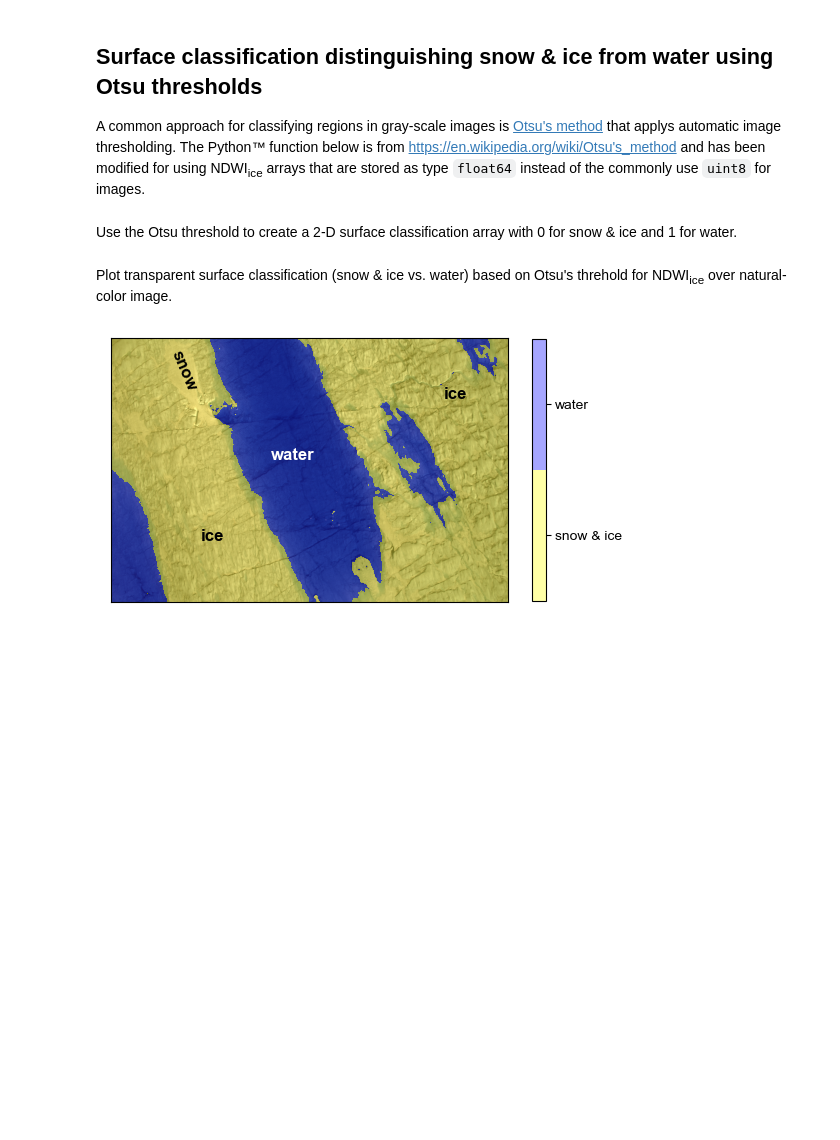
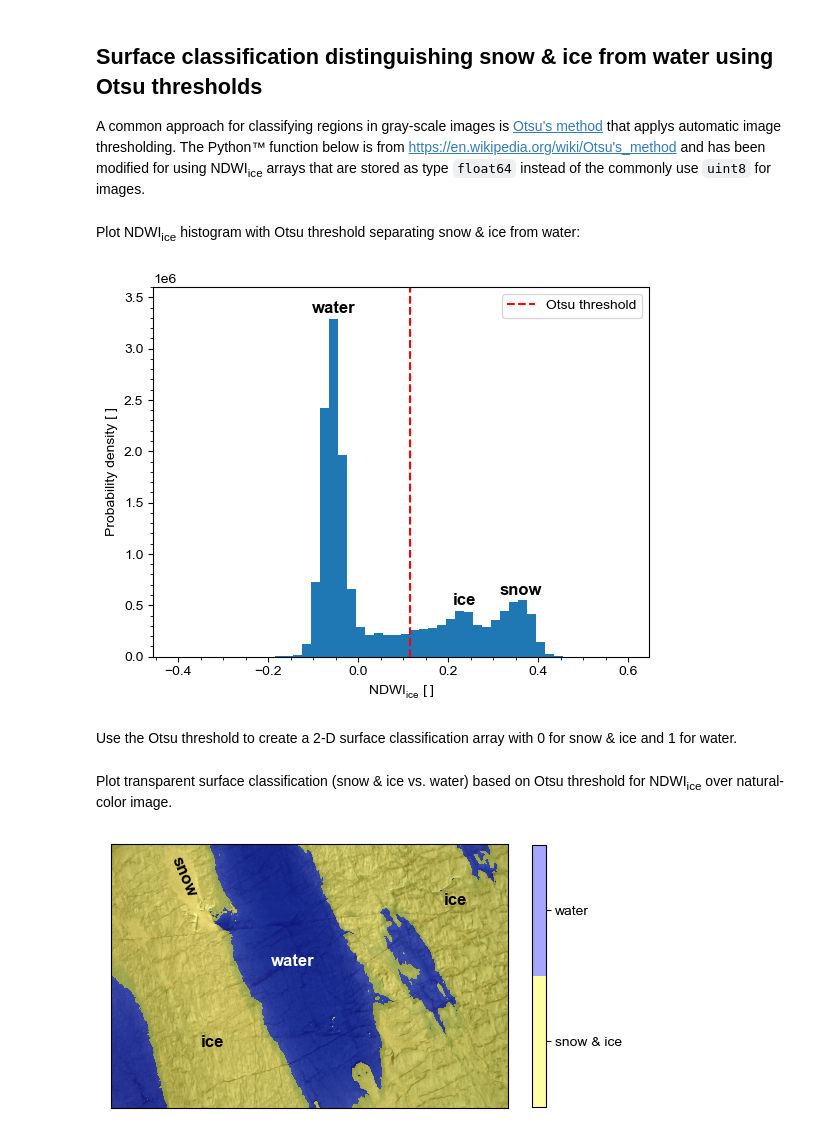
Before and after one commit to mstudinger/ATM-SfM-Bathymetry, a Jupyter notebook: Jupyter/CAMBOTv2_lake_detection_using_NDWI_and_Otsu_thresholding.ipynb, the cells around one changed output. Cells and saved outputs as stored; diff of their text form; code cells hidden in the pictures; blank space fills up the shorter version.

Commit message:
added histogram plot and references

```diff
--- a/Jupyter/CAMBOTv2_lake_detection_using_NDWI_and_Otsu_thresholding.ipynb
+++ b/Jupyter/CAMBOTv2_lake_detection_using_NDWI_and_Otsu_thresholding.ipynb
@@ -123,6 +123,23 @@ def otsu_intraclass_variance(image, threshold):
     # NaNs only arise if the class is empty, in which case the contribution should be zero, which `nansum` accomplishes.
 
 otsu_threshold = min(np.arange(np.min(ndwi), np.max(ndwi), 0.01),key = lambda th:otsu_intraclass_variance(ndwi, th))
+# %% [markdown]
+Plot NDWI<sub>ice</sub> histogram with Otsu threshold separating snow & ice from water:
+# %%
+# plot histogram distribution and the Otsu threshold value separating snow & ice from water
+fig3, (ax3) = plt.subplots(1, 1)
+ax3.hist(ndwi.ravel(), bins=50)
+handle = ax3.axvline(otsu_threshold, color='r', linestyle='--', linewidth=1.5, label='Otsu threshold')
+ax3.set_xlabel(r'$\regularNDWI_{ice}$ [ ]')
+ax3.set_ylabel('Probability density [ ]')
+ax3.text(0.235,500000,"ice" ,fontsize = 'large',font = 'Arial',fontweight = 'bold', ha = 'center', color = 'k')
+ax3.text(0.360,600000,"snow"  ,fontsize = 'large',font = 'Arial',fontweight = 'bold', ha = 'center', color = 'k')
+ax3.text(-0.055,3350000,"water",fontsize = 'large',font = 'Arial',fontweight = 'bold', ha = 'center', color = 'k')
+ax3.minorticks_on()
+ax3.set(ylim = (0, 3600000))
+h0 = ax3.legend(handles = [handle], loc='upper right', labelspacing = 0.25)
+# %% [output]
+[figure, added]
 # %% [markdown]
 Use the Otsu threshold to create a 2-D surface classification array with 0 for snow & ice and 1 for water.
 # %%
@@ -131,7 +148,7 @@ indx = (ndwi >= otsu_threshold) # output is 2-D boolean array
 ndwi_srf_class = ndwi * 0.0     # array with same dimensions as NDWI_ice and all 0
 ndwi_srf_class [indx] = 1.0     # sets ndwi_srf_class to 1.0 above the Otsu threshold
 # %% [markdown]
-Plot transparent surface classification (snow & ice vs. water) based on Otsu's threhold for NDWI<sub>ice</sub> over natural-color image.
+Plot transparent surface classification (snow & ice vs. water) based on Otsu threshold for NDWI<sub>ice</sub> over natural-color image.
 # %%
 cmap_srf = (mpl.colors.ListedColormap(['yellow', 'blue']))
 bounds = [0, 1]
```
Also changed, not shown: parts of 1 cell of this notebook.
